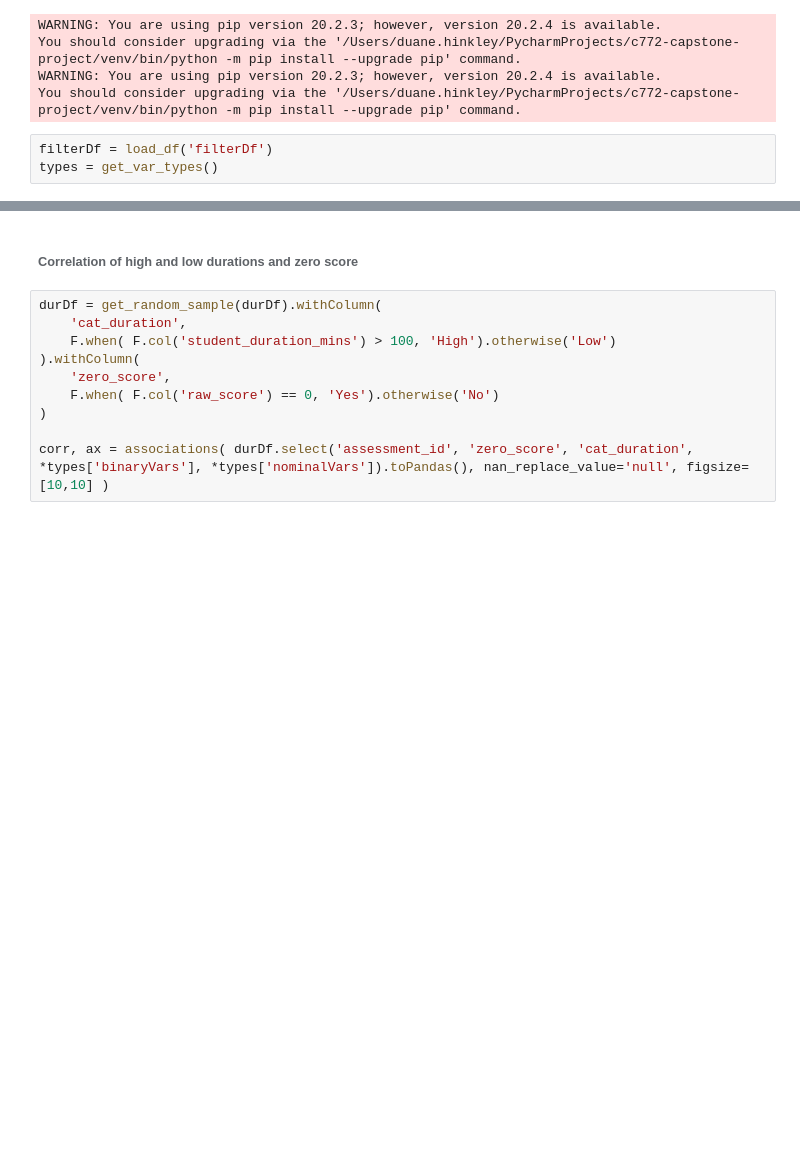
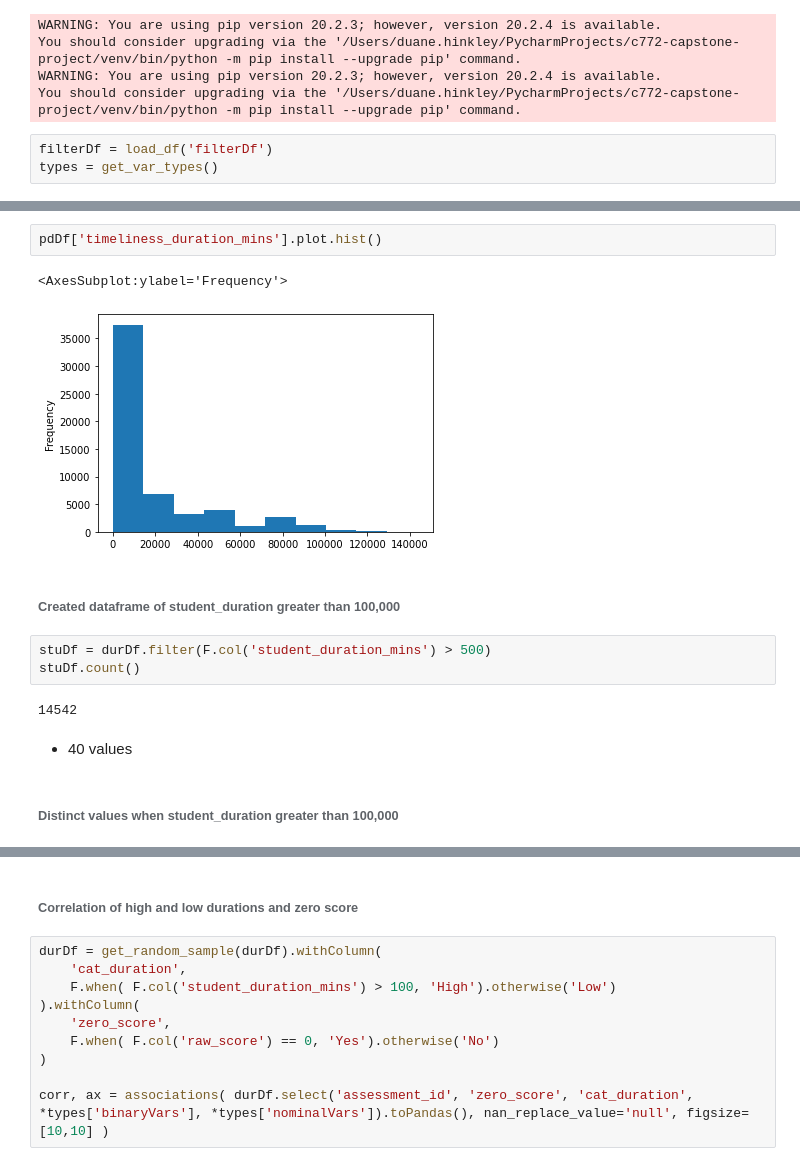
Before and after one commit to dlhinkley/c772-capstone-project, a Jupyter notebook: jupyter/investigation/investigate-duration-outliers.ipynb, the cells around one changed output, grey strips where cells are left out. Drawn from its saved outputs; the diff is of its cells as text; blank space fills up the shorter version.

```diff
--- a/jupyter/investigation/investigate-duration-outliers.ipynb
+++ b/jupyter/investigation/investigate-duration-outliers.ipynb
@@ -66,0 +79,16 @@ durDf.select(
+# %%
+pdDf['timeliness_duration_mins'].plot.hist()
+# %% [output]
+<AxesSubplot:ylabel='Frequency'>
+[figure, added]
+# %% [markdown]
+###### Created dataframe of student_duration greater than 100,000
+# %%
+stuDf = durDf.filter(F.col('student_duration_mins') > 500)
+stuDf.count()
+# %% [output]
+14542
+# %% [markdown]
+- 40 values
+# %% [markdown]
+###### Distinct values when student_duration greater than 100,000
```
Also changed, not shown: parts of 44 cells of this notebook, 5 other files.
